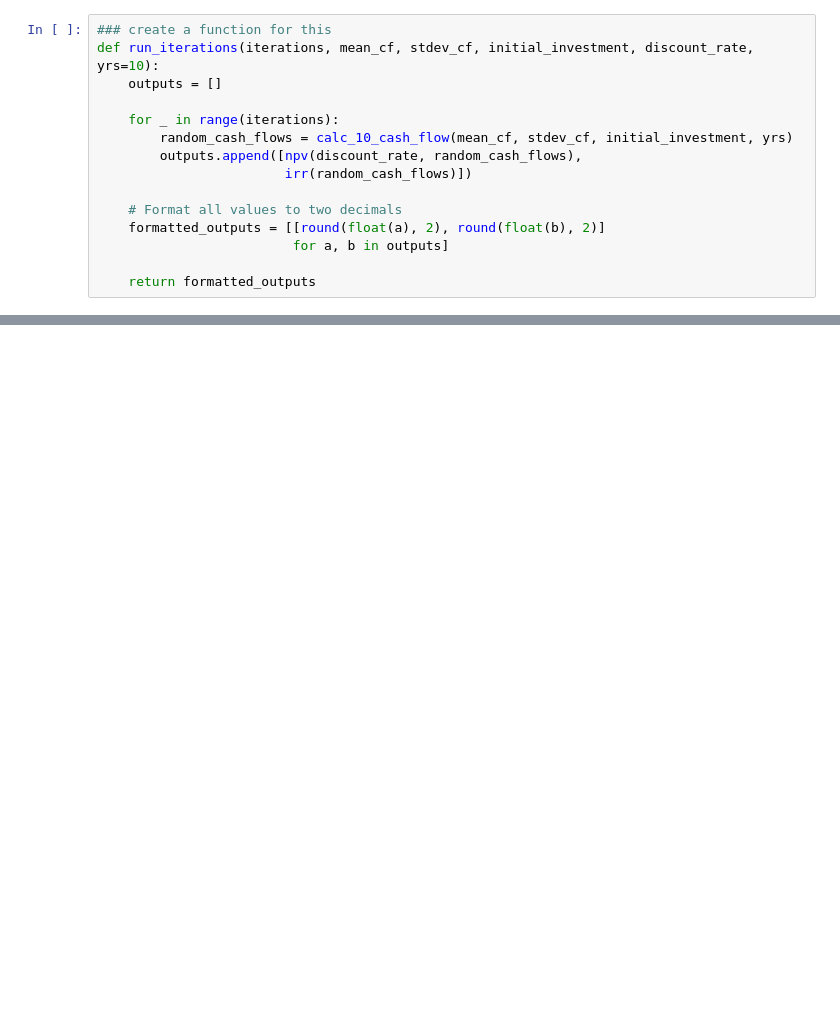
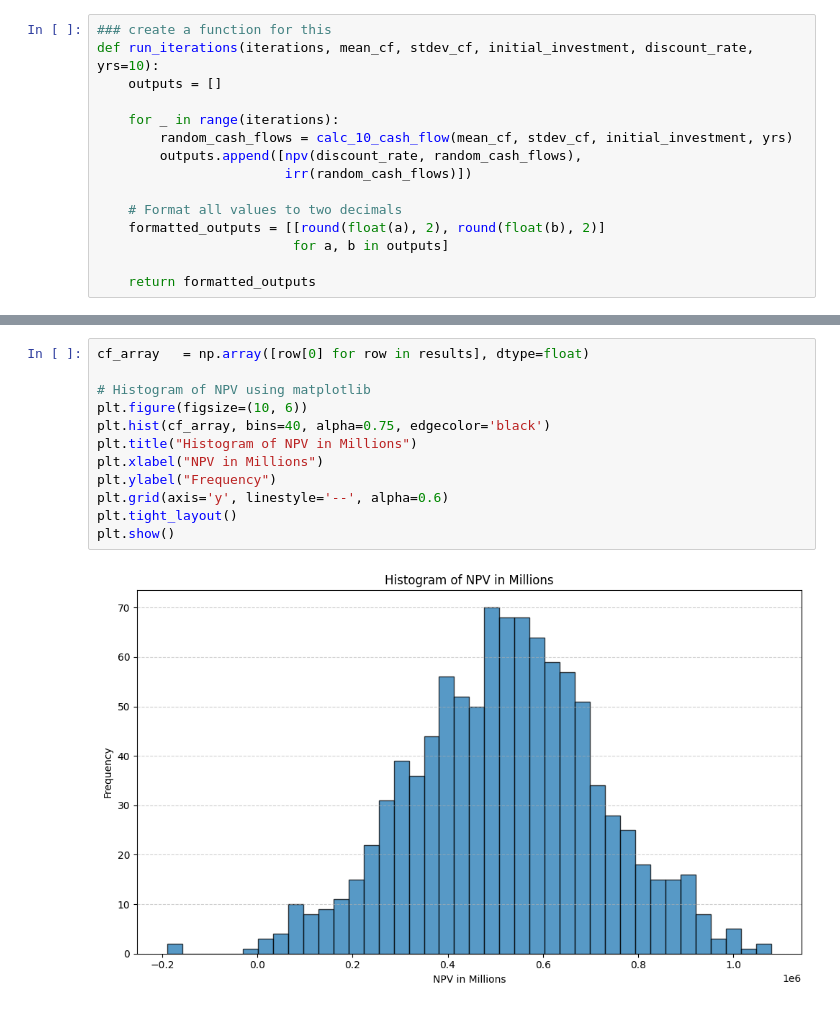
Before and after one commit to fkokro/python-Monte-Carlo-Simulation-for-Capital-Planning-Transcription, a Jupyter notebook: Work Files/model_development.ipynb, the cells around one changed output, grey strips where cells are left out. Cells and saved outputs as stored; diff of their text form; blank space fills up the shorter version.

```diff
--- a/Work Files/model_development.ipynb
+++ b/Work Files/model_development.ipynb
@@ -247 +296,15 @@ stats
+# %%
+cf_array   = np.array([row[0] for row in results], dtype=float)
+
+# Histogram of NPV using matplotlib
+plt.figure(figsize=(10, 6))
+plt.hist(cf_array, bins=40, alpha=0.75, edgecolor='black')
+plt.title("Histogram of NPV in Millions")
+plt.xlabel("NPV in Millions")
+plt.ylabel("Frequency")
+plt.grid(axis='y', linestyle='--', alpha=0.6)
+plt.tight_layout()
+plt.show()
+# %% [output]
+[figure, added]
 # %%
```
Also changed, not shown: parts of 17 cells of this notebook.
